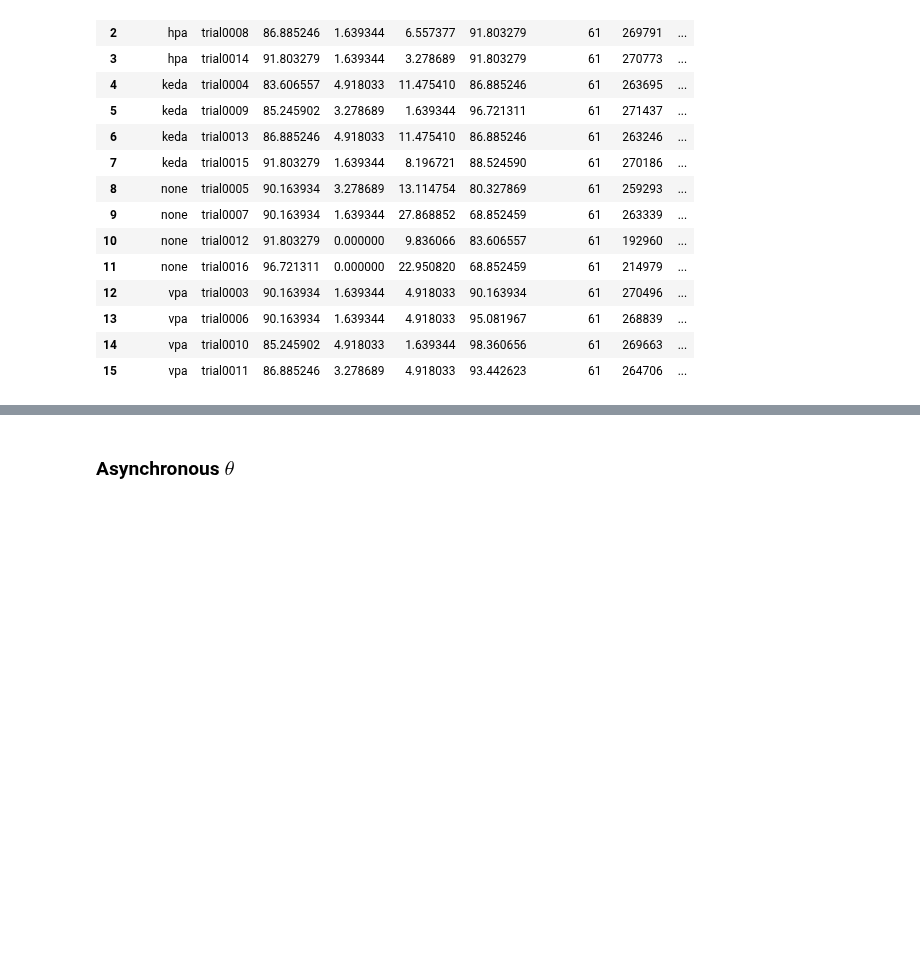
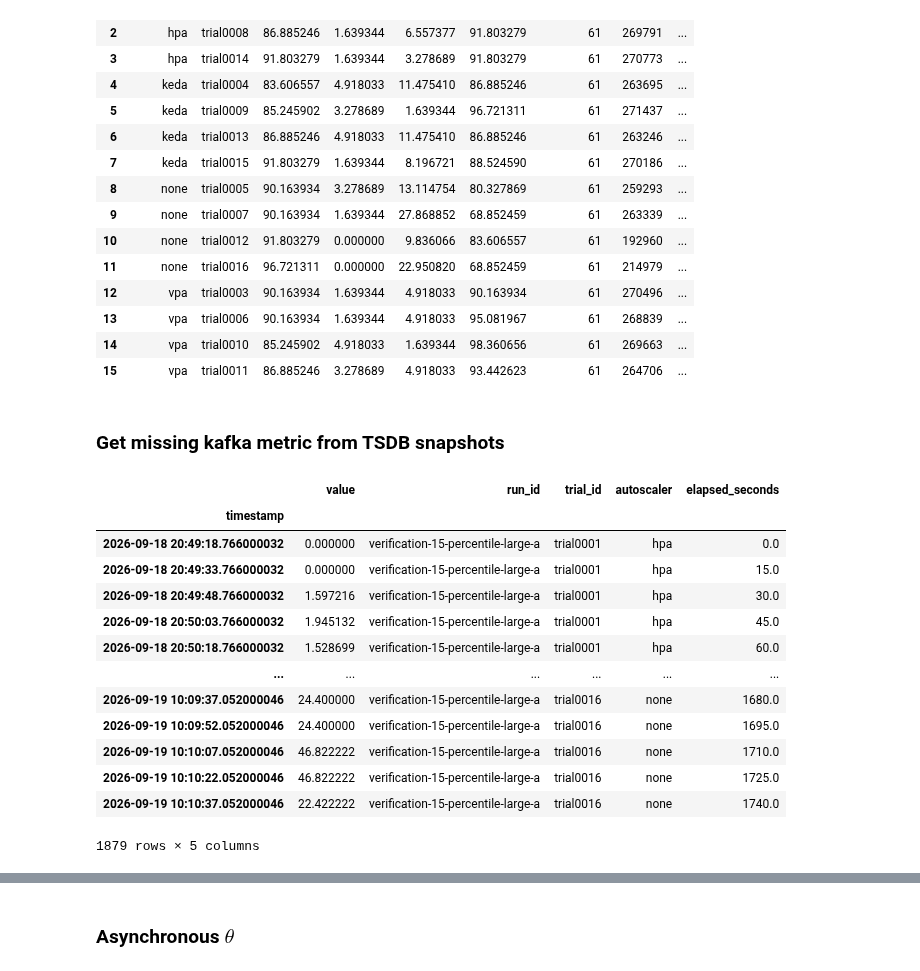
Before and after one commit to kasbench/kasbench-analysis, a Jupyter notebook: src/fdr.ipynb, the cells around one changed output, grey strips where cells are left out. Cells and saved outputs as stored; diff of their text form; code cells hidden in the pictures; blank space fills up the shorter version.

```diff
--- a/src/fdr.ipynb
+++ b/src/fdr.ipynb
@@ -546,3 +548,35 @@ tau_results.trials
 | 15 | vpa | trial0011 | 86.885246 | 3.278689 | 4.918033 | 93.442623 | 61 | 264706 | ... |
 # %%
 params["tau_table_html"] = common.weighted_synchronous_tau_to_html(weighted_tau_results)
+# %% [markdown]
+### Get missing kafka metric from TSDB snapshots
+# %%
+query = "sum(rate(kafka_publish_success_total[2m]))"
+client = docker.from_env()
+port = 9099
+
+files = common.get_s3_file_listing(s3_bucket, s3_prefix=RUN)
+
+arrival_rate_df = common.get_metric_from_tsdb(
+    s3_bucket,
+    files,
+    query,
+    client=client,
+    port=port)
+
+arrival_rate_df
+# %% [output]
+|  | value | run_id | trial_id | autoscaler | elapsed_seconds |
+| timestamp |  |  |  |  |  |
+| 2026-09-18 20:49:18.766000032 | 0.000000 | verification-15-percentile-large-a | trial0001 | hpa | 0.0 |
+| 2026-09-18 20:49:33.766000032 | 0.000000 | verification-15-percentile-large-a | trial0001 | hpa | 15.0 |
+| 2026-09-18 20:49:48.766000032 | 1.597216 | verification-15-percentile-large-a | trial0001 | hpa | 30.0 |
+| 2026-09-18 20:50:03.766000032 | 1.945132 | verification-15-percentile-large-a | trial0001 | hpa | 45.0 |
+| 2026-09-18 20:50:18.766000032 | 1.528699 | verification-15-percentile-large-a | trial0001 | hpa | 60.0 |
+| ... | ... | ... | ... | ... | ... |
+| 2026-09-19 10:09:37.052000046 | 24.400000 | verification-15-percentile-large-a | trial0016 | none | 1680.0 |
+| 2026-09-19 10:09:52.052000046 | 24.400000 | verification-15-percentile-large-a | trial0016 | none | 1695.0 |
+| 2026-09-19 10:10:07.052000046 | 46.822222 | verification-15-percentile-large-a | trial0016 | none | 1710.0 |
+| 2026-09-19 10:10:22.052000046 | 46.822222 | verification-15-percentile-large-a | trial0016 | none | 1725.0 |
+| 2026-09-19 10:10:37.052000046 | 22.422222 | verification-15-percentile-large-a | trial0016 | none | 1740.0 |
+1879 rows × 5 columns
```
Also changed, not shown: parts of 6 cells of this notebook, 1 other file.
